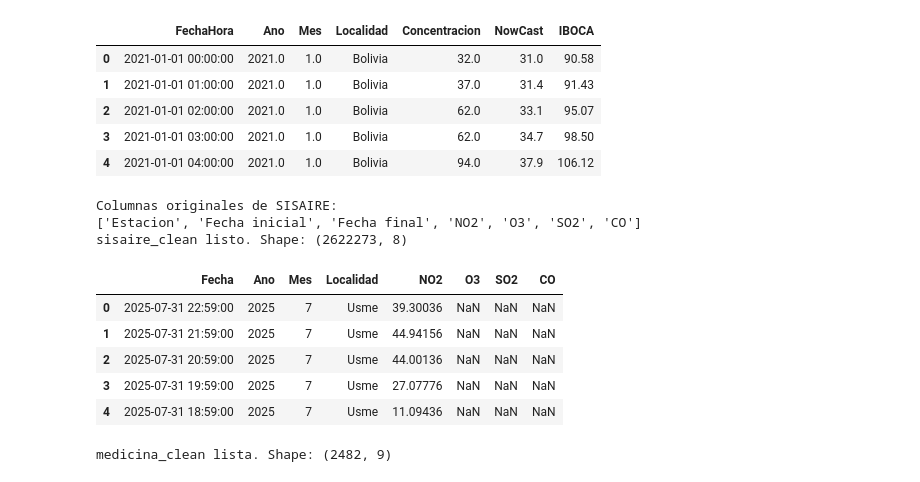
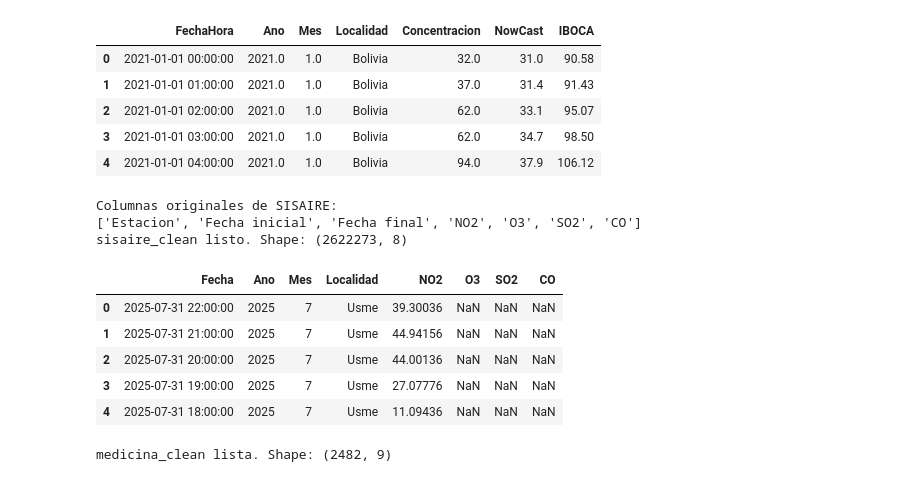
Before and after one commit to julianaduranl/P2_BI_Grupo9, a Jupyter notebook: ETL_parcial.ipynb, the cells around one changed output. Saved outputs shown, nothing was run; the diff lists cells and outputs as text; code cells hidden in the pictures.

```diff
--- a/ETL_parcial.ipynb
+++ b/ETL_parcial.ipynb
@@ -601,7 +576,7 @@ iboca_clean listo. Shape: (1640005, 7)
 | 3 | 2021-01-01 03:00:00 | 2021.0 | 1.0 | Bolivia | 62.0 | 34.7 | 98.50 |
 | 4 | 2021-01-01 04:00:00 | 2021.0 | 1.0 | Bolivia | 94.0 | 37.9 | 106.12 |
 # %%
-# 2.2 LIMPIEZA SISAIRE → sisaire_clean (usando 'Fecha final' y 'Estacion')
+# 2.2 LIMPIEZA SISAIRE → sisaire_clean
 
 def limpiar_sisaire(raw_sisaire: pd.DataFrame) -> pd.DataFrame:
     df = raw_sisaire.copy()
@@ -609,60 +584,59 @@ def limpiar_sisaire(raw_sisaire: pd.DataFrame) -> pd.DataFrame:
     print("Columnas originales de SISAIRE:")
     print(df.columns.tolist())
 
-    # 1) Renombrar columnas clave a nombres estándar
+    #Renombrar columnas clave a nombres estándar
     df = df.rename(
         columns={
-            "Fecha final": "Fecha",
+            "Fecha inicial": "Fecha",
             "Estacion": "Localidad",
         }
     )
 
-    # 2) Convertir Fecha a datetime
+    # Convertir Fecha a datetime
     df["Fecha"] = pd.to_datetime(df["Fecha"], errors="coerce")
 
-    # 3) Año y mes
+    # Año y mes
     df["Ano"] = df["Fecha"].dt.year
     df["Mes"] = df["Fecha"].dt.month
 
-    # 4) Normalizar texto de localidad (AQUÍ entra TODO el fuzzy matching + caso Bolivia)
+    # Normalizar texto de localidad con fuzzy matching
     df["Localidad"] = df["Localidad"].apply(normalizar_localidad_texto)
 
-    # 5) Limpiar contaminantes numéricos
+    #Limpiar contaminantes numéricos
     contaminantes = ["NO2", "O3", "SO2", "CO"]
 
     for col in contaminantes:
         if col in df.columns:
-            # puedes usar el mismo patrón que en IBOCA
             df[col] = (
                 df[col]
                 .astype(str)
                 .str.replace(",", ".", regex=False)
                 .str.replace("sin dato", "", case=False, regex=False)
             )
             df[col] = pd.to_numeric(df[col], errors="coerce")
 
-    # 6) Columnas finales ordenadas
+    #Columnas finales ordenadas
     cols_finales = ["Fecha", "Ano", "Mes", "Localidad"] + [
         c for c in contaminantes if c in df.columns
     ]
     df = df[cols_finales].dropna(subset=["Fecha"])
 
     print("sisaire_clean listo. Shape:", df.shape)
     return df
 
 
 sisaire_clean = limpiar_sisaire(raw_sisaire)
 sisaire_clean.head()
 # %% [output]
 Columnas originales de SISAIRE:
 ['Estacion', 'Fecha inicial', 'Fecha final', 'NO2', 'O3', 'SO2', 'CO']
 sisaire_clean listo. Shape: (2622273, 8)
 |  | Fecha | Ano | Mes | Localidad | NO2 | O3 | SO2 | CO |
-| 0 | 2025-07-31 22:59:00 | 2025 | 7 | Usme | 39.30036 | NaN | NaN | NaN |
-| 1 | 2025-07-31 21:59:00 | 2025 | 7 | Usme | 44.94156 | NaN | NaN | NaN |
-| 2 | 2025-07-31 20:59:00 | 2025 | 7 | Usme | 44.00136 | NaN | NaN | NaN |
-| 3 | 2025-07-31 19:59:00 | 2025 | 7 | Usme | 27.07776 | NaN | NaN | NaN |
-| 4 | 2025-07-31 18:59:00 | 2025 | 7 | Usme | 11.09436 | NaN | NaN | NaN |
+| 0 | 2025-07-31 22:00:00 | 2025 | 7 | Usme | 39.30036 | NaN | NaN | NaN |
+| 1 | 2025-07-31 21:00:00 | 2025 | 7 | Usme | 44.94156 | NaN | NaN | NaN |
+| 2 | 2025-07-31 20:00:00 | 2025 | 7 | Usme | 44.00136 | NaN | NaN | NaN |
+| 3 | 2025-07-31 19:00:00 | 2025 | 7 | Usme | 27.07776 | NaN | NaN | NaN |
+| 4 | 2025-07-31 18:00:00 | 2025 | 7 | Usme | 11.09436 | NaN | NaN | NaN |
 # %%
 # 2.3 LIMPIEZA MEDICINA → medicina_clean (con fuzzy matching de Localidad)
 
```
Also changed, not shown: parts of 23 cells of this notebook, 9 other files.
